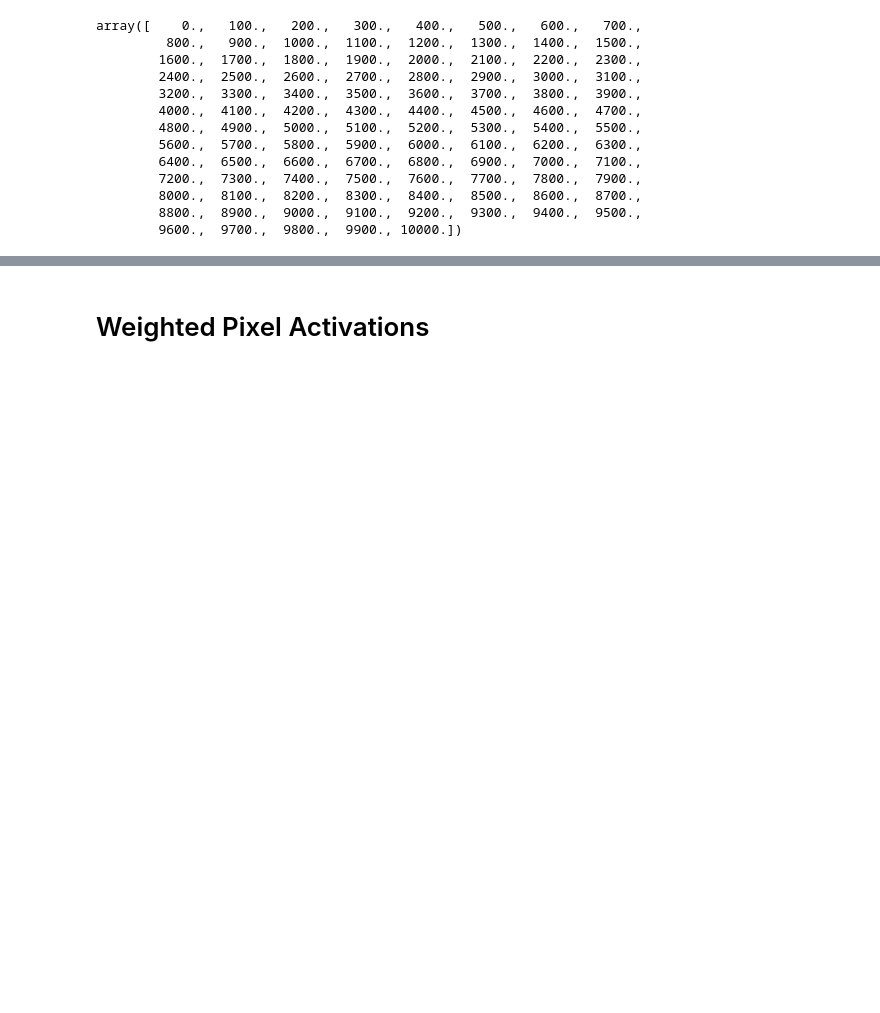
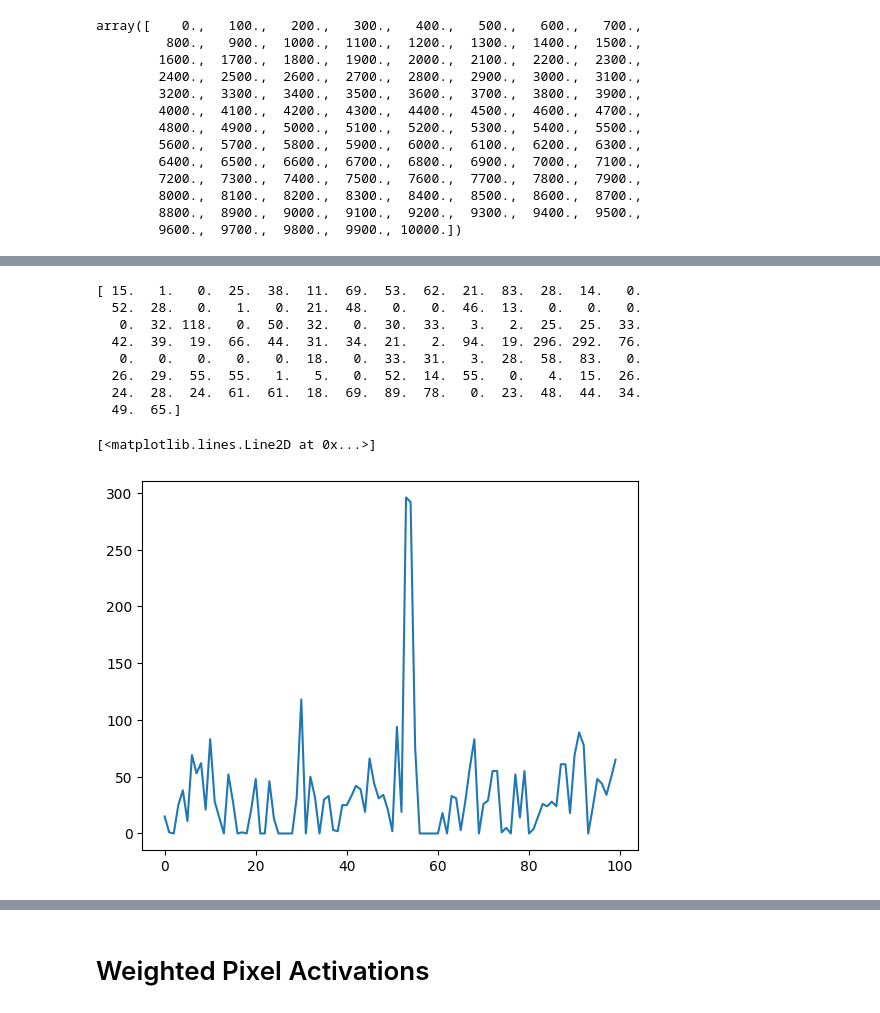
Before and after one commit to jingxuan19/ShedSense, a Jupyter notebook: evaluation/analysis.ipynb, the cells around one changed output, grey strips where cells are left out. Drawn from its saved outputs; the diff is of its cells as text; code cells hidden in the pictures; blank space fills up the shorter version.

```diff
--- a/evaluation/analysis.ipynb
+++ b/evaluation/analysis.ipynb
@@ -381,0 +498,35 @@ np.float64(9400.0)
+# %%
+import matplotlib.pyplot as plt
+
+# print(81858 in is_correct_key_frames)
+# print(precision_scores[2, 94])
+# plt.figure(figsize=(10, 8))
+threshold_data_cut = threshold_data[2, :81952]
+print( events[2, 94, :])
+# times = np.linspace(0, 81952, 100)
+# for i, time in times:
+#     threshold_data
+plt.plot(np.arange(100), events[2, 94, :])
+# plt.hist(threshold_data[2,:81952], np.linspace(0, 81592, 100))
+# plt.imshow(recall_scores[2])
+# plt.plot(buckets[:-1], recall_scores[2, 94])
+# recall_scores[2, 94]
+# plt.title('F2 score Heatmap')
+# plt.xlabel('Pixel Count Threshold')
+# plt.ylabel('Pixel Difference Threshold')
+# plt.colorbar(label='F2 score')
+
+# plt.xticks(ticks=np.linspace(0, 100, 11), labels=np.linspace(0, 10000, 11, dtype=np.int64))
+# plt.yticks(ticks=np.arange(len(pixel_value_thresholds)), labels=np.array(pixel_value_thresholds, dtype=np.int64))
+# plt.show()
+# %% [output]
+[ 15.   1.   0.  25.  38.  11.  69.  53.  62.  21.  83.  28.  14.   0.
+  52.  28.   0.   1.   0.  21.  48.   0.   0.  46.  13.   0.   0.   0.
+   0.  32. 118.   0.  50.  32.   0.  30.  33.   3.   2.  25.  25.  33.
+  42.  39.  19.  66.  44.  31.  34.  21.   2.  94.  19. 296. 292.  76.
+   0.   0.   0.   0.   0.  18.   0.  33.  31.   3.  28.  58.  83.   0.
+  26.  29.  55.  55.   1.   5.   0.  52.  14.  55.   0.   4.  15.  26.
+  24.  28.  24.  61.  61.  18.  69.  89.  78.   0.  23.  48.  44.  34.
+  49.  65.]
+[<matplotlib.lines.Line2D at 0x...>]
+[figure, added]
```
Also changed, not shown: parts of 43 cells of this notebook, 19 other files.
